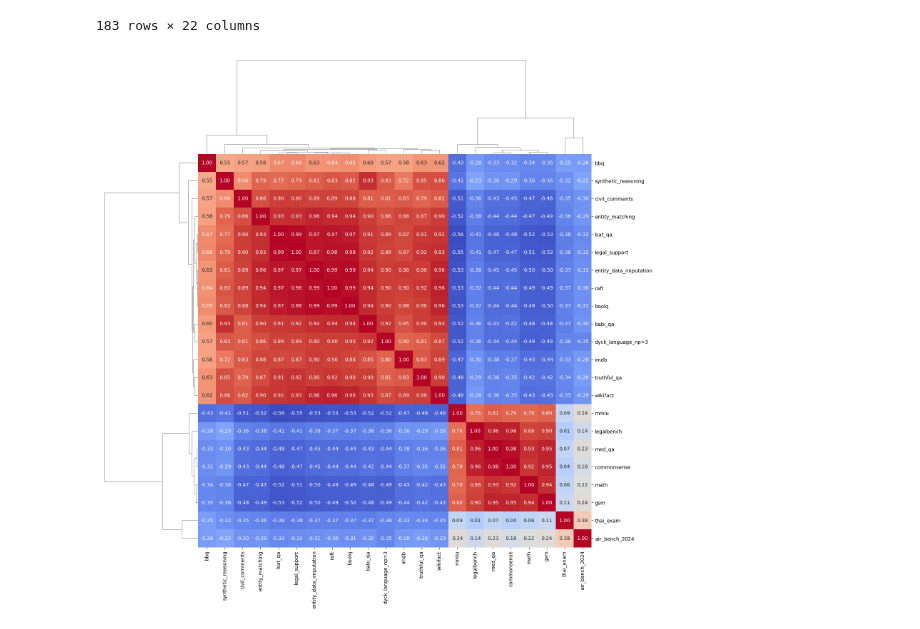
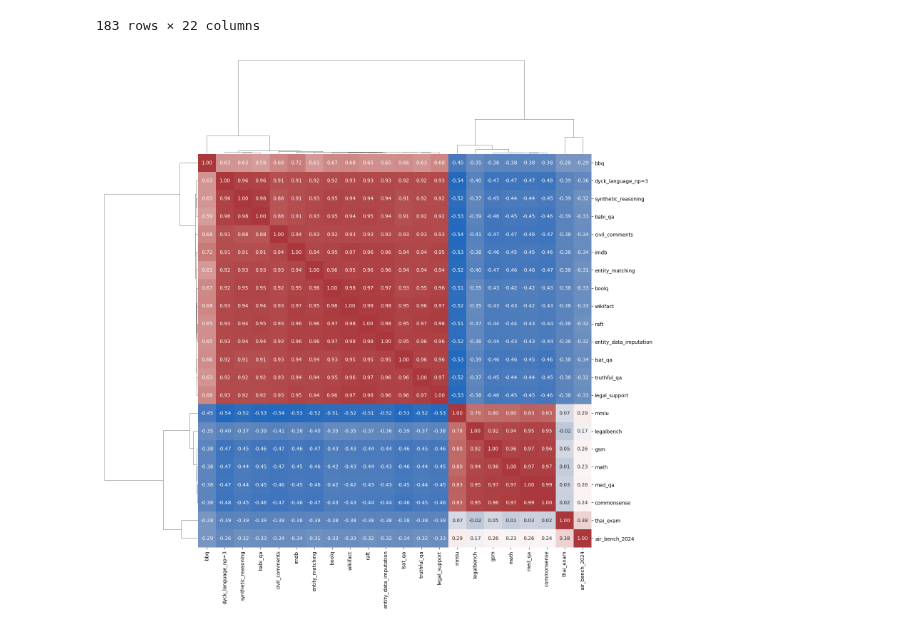
Before and after one commit to ronanhansel/reeval-multi, a Jupyter notebook: eda.ipynb, the cells around one changed output. Cells and saved outputs as stored; diff of their text form; code cells hidden in the pictures.

```diff
--- a/eda.ipynb
+++ b/eda.ipynb
@@ -126,26 +126,26 @@ scenario_probs.to_csv("./data/scenario_probs.csv", index=False)
 # %%
 import seaborn as sns
 import matplotlib.pyplot as plt
 
 
 # 1. Calculate the 22x22 correlation matrix (this stays the same)
-dataset_correlation_matrix = scenario_probs.corr()
+dataset_correlation_matrix = scenario_probs.corr(method='spearman')
 
 # Create the clustermap and store the returned object
 g = sns.clustermap(
     dataset_correlation_matrix,
-    cmap='coolwarm',
+    cmap='vlag',
     figsize=(16, 16),
     annot=True,
     fmt='.2f',
     cbar_pos=None
 )
 
 # Access the heatmap axes and remove the labels
 g.ax_heatmap.set_xlabel('')
 g.ax_heatmap.set_ylabel('')
 
 # Save the figure
-plt.savefig('./result/resmat_corr_scenario.png')
+plt.savefig('./result/resmat_corr_scenario.pdf')
 # %% [output]
-[figure, old version]
+[figure, new version]
```
Also changed, not shown: 11 other files.
